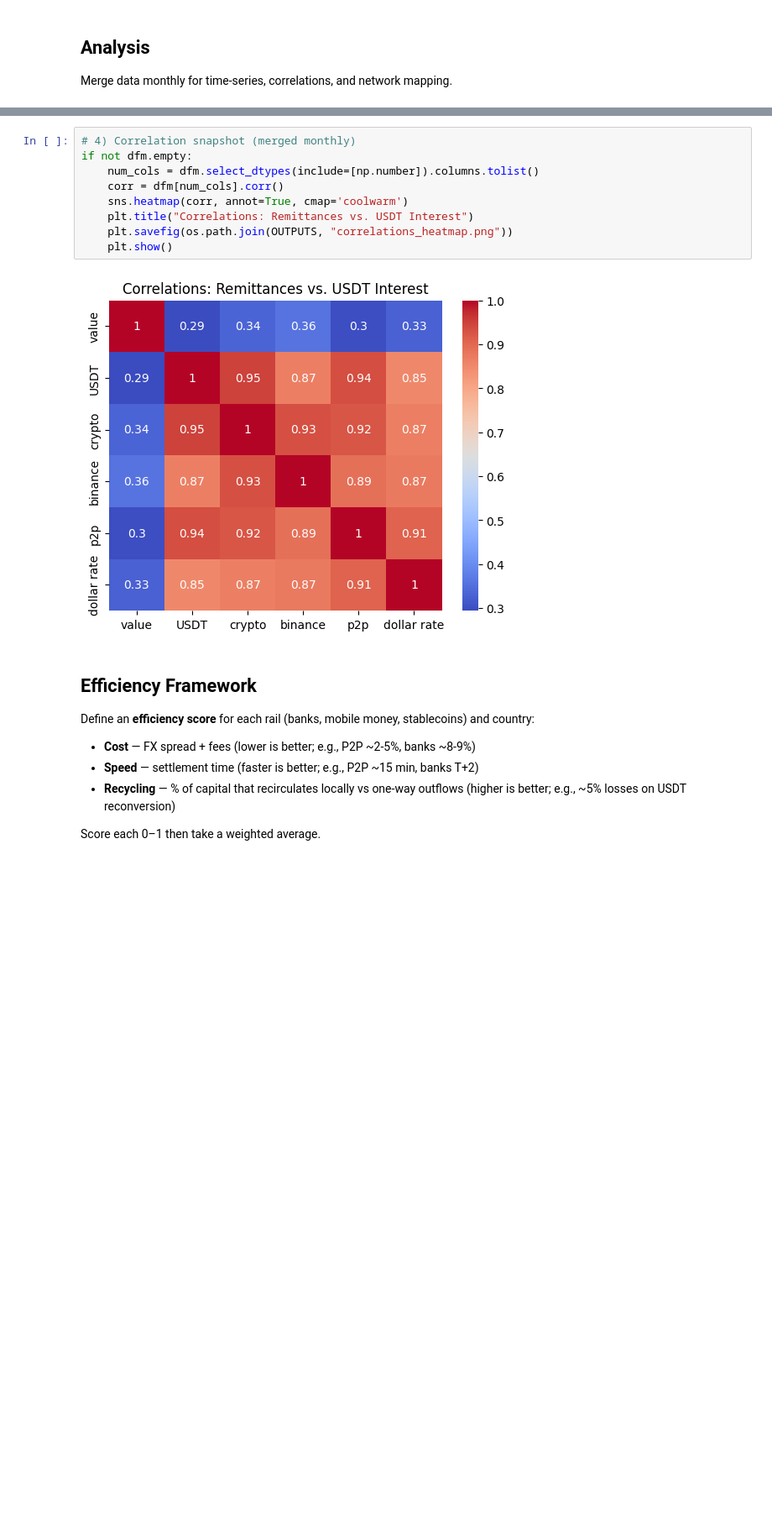
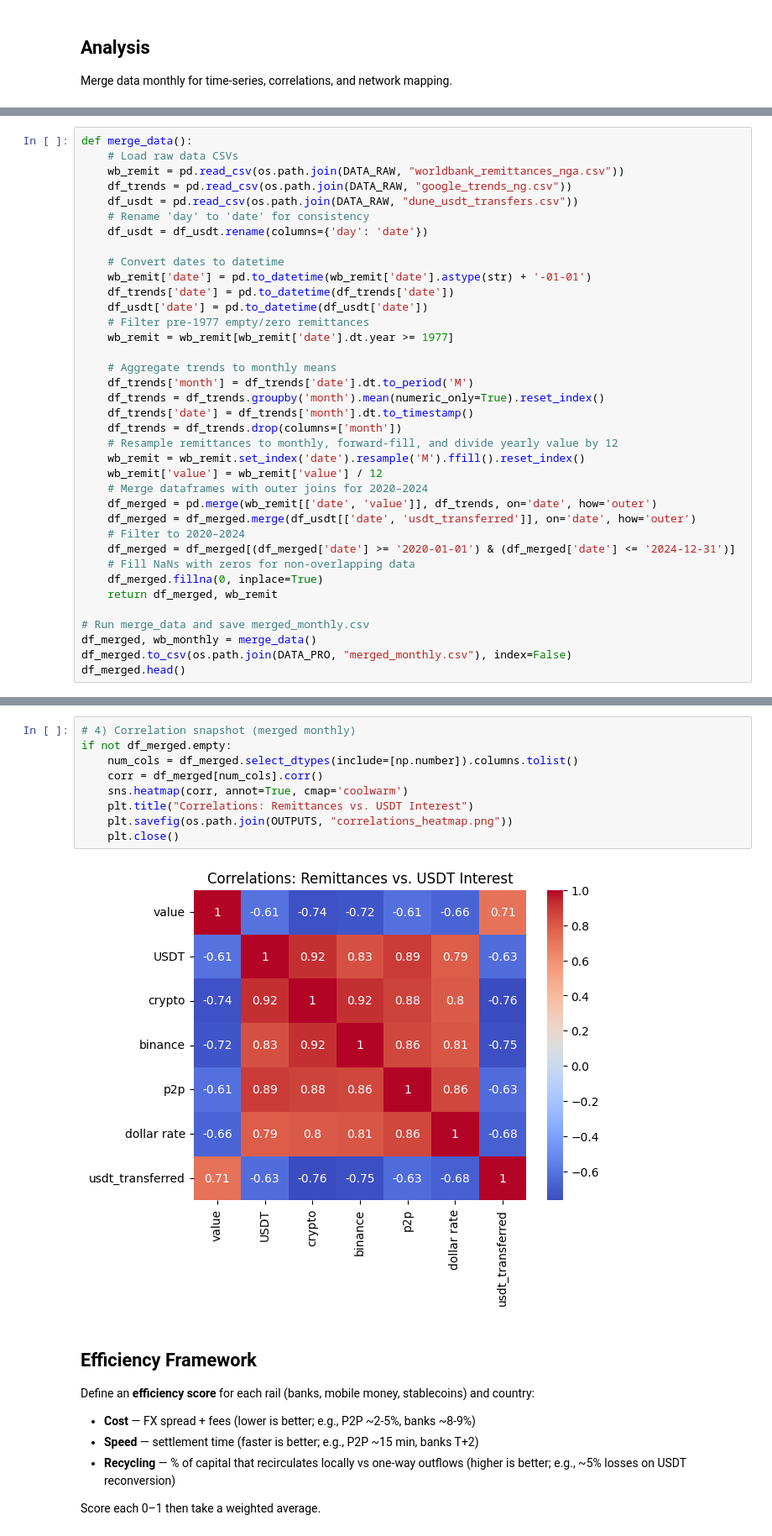
Before and after one commit to FijabiAdekunle/Investigating-Liquidity-in-Africa, a Jupyter notebook: liquidity_nigeria_stablecoins.ipynb, the cells around one changed output, grey strips where cells are left out. Shown: that part at 84% size. Cells and saved outputs as stored; diff of their text form; blank space fills up the shorter version.

```diff
--- a/liquidity_nigeria_stablecoins.ipynb
+++ b/liquidity_nigeria_stablecoins.ipynb
@@ -205,0 +190,37 @@ plt.show()
+# %%
+def merge_data():
+    # Load raw data CSVs
+    wb_remit = pd.read_csv(os.path.join(DATA_RAW, "worldbank_remittances_nga.csv"))
+    df_trends = pd.read_csv(os.path.join(DATA_RAW, "google_trends_ng.csv"))
+    df_usdt = pd.read_csv(os.path.join(DATA_RAW, "dune_usdt_transfers.csv"))
+    # Rename 'day' to 'date' for consistency
+    df_usdt = df_usdt.rename(columns={'day': 'date'})
+
+    # Convert dates to datetime
+    wb_remit['date'] = pd.to_datetime(wb_remit['date'].astype(str) + '-01-01')
+    df_trends['date'] = pd.to_datetime(df_trends['date'])
+    df_usdt['date'] = pd.to_datetime(df_usdt['date'])
+    # Filter pre-1977 empty/zero remittances
+    wb_remit = wb_remit[wb_remit['date'].dt.year >= 1977]
+
+    # Aggregate trends to monthly means
+    df_trends['month'] = df_trends['date'].dt.to_period('M')
+    df_trends = df_trends.groupby('month').mean(numeric_only=True).reset_index()
+    df_trends['date'] = df_trends['month'].dt.to_timestamp()
+    df_trends = df_trends.drop(columns=['month'])
+    # Resample remittances to monthly, forward-fill, and divide yearly value by 12
+    wb_remit = wb_remit.set_index('date').resample('M').ffill().reset_index()
+    wb_remit['value'] = wb_remit['value'] / 12
+    # Merge dataframes with outer joins for 2020–2024
+    df_merged = pd.merge(wb_remit[['date', 'value']], df_trends, on='date', how='outer')
+    df_merged = df_merged.merge(df_usdt[['date', 'usdt_transferred']], on='date', how='outer')
+    # Filter to 2020–2024
+    df_merged = df_merged[(df_merged['date'] >= '2020-01-01') & (df_merged['date'] <= '2024-12-31')]
+    # Fill NaNs with zeros for non-overlapping data
+    df_merged.fillna(0, inplace=True)
+    return df_merged, wb_remit
+
+# Run merge_data and save merged_monthly.csv
+df_merged, wb_monthly = merge_data()
+df_merged.to_csv(os.path.join(DATA_PRO, "merged_monthly.csv"), index=False)
+df_merged.head()
@@ -234,14 +276,14 @@ plt.show()
 # %%
 # 4) Correlation snapshot (merged monthly)
-if not dfm.empty:
-    num_cols = dfm.select_dtypes(include=[np.number]).columns.tolist()
-    corr = dfm[num_cols].corr()
+if not df_merged.empty:
+    num_cols = df_merged.select_dtypes(include=[np.number]).columns.tolist()
+    corr = df_merged[num_cols].corr()
     sns.heatmap(corr, annot=True, cmap='coolwarm')
     plt.title("Correlations: Remittances vs. USDT Interest")
     plt.savefig(os.path.join(OUTPUTS, "correlations_heatmap.png"))
-    plt.show()
+    plt.close()
 # %% [output]
-[figure, old version]
+[figure, new version]
 # %% [markdown]
 ## Efficiency Framework
 
```
Also changed, not shown: parts of 13 cells of this notebook, 7 other files.
